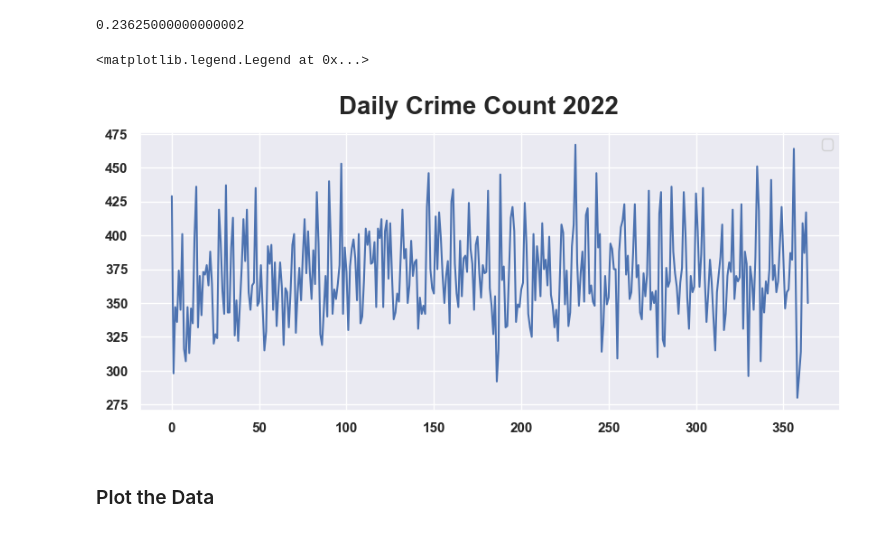
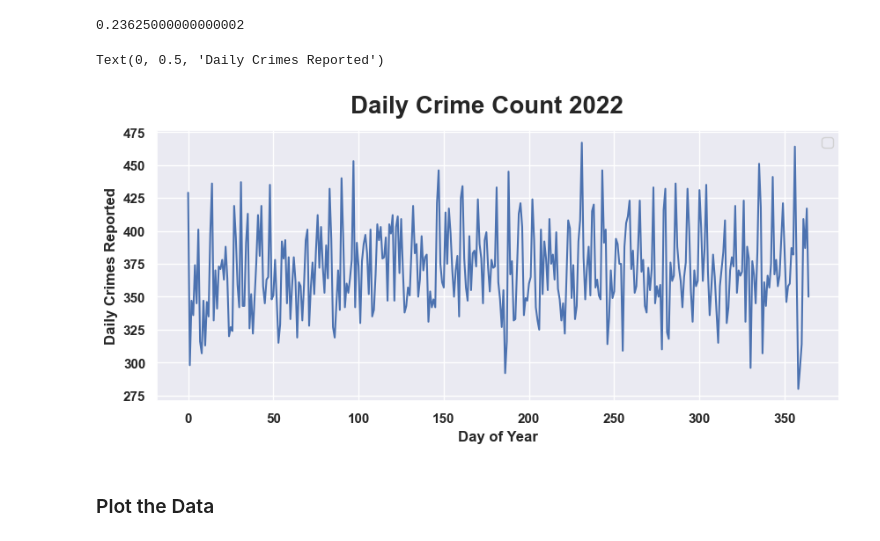
Before and after one commit to DanHerman212/los_angeles_crime, a Jupyter notebook: notebooks/3_analysis_and_visualization.ipynb, the cells around one changed output. Cells and saved outputs as stored; diff of their text form; code cells hidden in the pictures.

```diff
--- a/notebooks/3_analysis_and_visualization.ipynb
+++ b/notebooks/3_analysis_and_visualization.ipynb
@@ -340,24 +340,26 @@ rate.clearance_rate.mean()
 # %%
 # subset data to 2024
 daily = data[data['YEAR'] == 2022]
 
 daily = daily.groupby(data['DATEOCC'].dt.dayofyear)['CrmCdDesc'].count().to_frame().reset_index()
 
 daily.columns = ['dayofyear','total_crimes']
 
 daily['dayofyear'] = daily['dayofyear'].astype(int)
 
 daily['total_crimes'] = daily['total_crimes'].astype(int)
 
 daily = daily.loc[:,['total_crimes']]
 
 daily.plot(kind='line', figsize=(10, 4))
 # remove legend
 plt.suptitle('Daily Crime Count 2022', fontsize=20, fontweight='bold')
 plt.legend('')
+plt.xlabel('Day of Year', fontsize=12, fontweight='bold')
+plt.ylabel('Daily Crimes Reported', fontsize=12, fontweight='bold')
 # %% [output]
-<matplotlib.legend.Legend at 0x...>
+Text(0, 0.5, 'Daily Crimes Reported')
-[figure, old version]
+[figure, new version]
 # %% [markdown]
 ### Plot the Data
 # %% [markdown]
```
Also changed, not shown: parts of 2 cells of this notebook, 3 other files.
